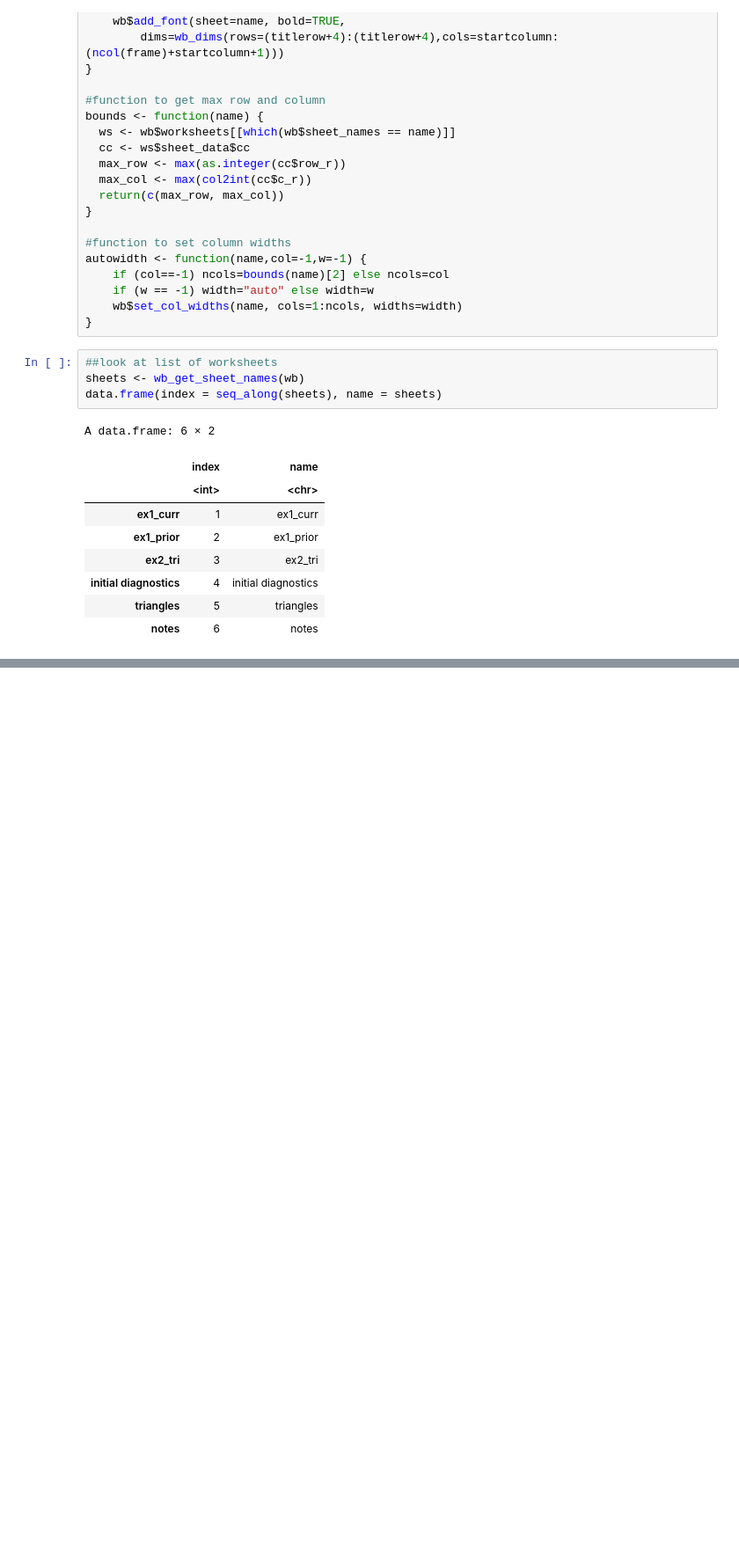
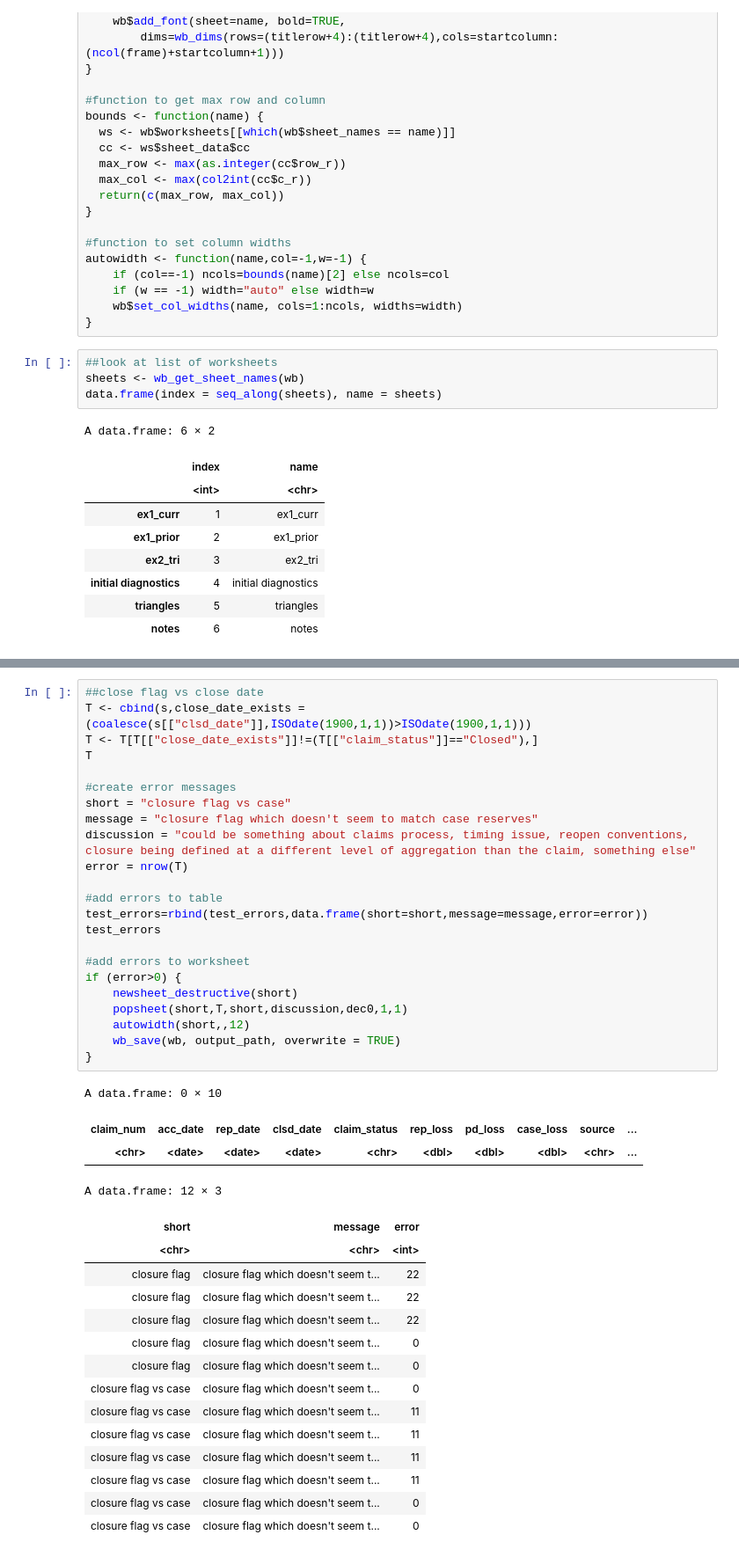
Before and after one commit to Dim-Alps-201/KP, a Jupyter notebook: loss run exercise.ipynb, the cells around one changed output, grey strips where cells are left out. Shown at 88% size. Cells and saved outputs as stored; diff of their text form; blank space fills up the shorter version.

```diff
--- a/loss run exercise.ipynb
+++ b/loss run exercise.ipynb
@@ -259,0 +303,42 @@ wb_save(wb, output_path, overwrite = TRUE)
+# %%
+##close flag vs close date
+T <- cbind(s,close_date_exists = (coalesce(s[["clsd_date"]],ISOdate(1900,1,1))>ISOdate(1900,1,1)))
+T <- T[T[["close_date_exists"]]!=(T[["claim_status"]]=="Closed"),]
+T
+
+#create error messages
+short = "closure flag vs case"
+message = "closure flag which doesn't seem to match case reserves"
+discussion = "could be something about claims process, timing issue, reopen conventions, closure being defined at a different level of aggregation than the claim, something else"
+error = nrow(T)
+
+#add errors to table
+test_errors=rbind(test_errors,data.frame(short=short,message=message,error=error))
+test_errors
+
+#add errors to worksheet
+if (error>0) {
+    newsheet_destructive(short)
+    popsheet(short,T,short,discussion,dec0,1,1)
+    autowidth(short,,12)
+    wb_save(wb, output_path, overwrite = TRUE)
+}
+# %% [output]
+A data.frame: 0 × 10
+| claim_num | acc_date | rep_date | clsd_date | claim_status | rep_loss | pd_loss | case_loss | source | ... |
+| <chr> | <date> | <date> | <date> | <chr> | <dbl> | <dbl> | <dbl> | <chr> | ... |
+A data.frame: 12 × 3
+| short | message | error |
+| <chr> | <chr> | <int> |
+| closure flag | closure flag which doesn't seem t... | 22 |
+| closure flag | closure flag which doesn't seem t... | 22 |
+| closure flag | closure flag which doesn't seem t... | 22 |
+| closure flag | closure flag which doesn't seem t... | 0 |
+| closure flag | closure flag which doesn't seem t... | 0 |
+| closure flag vs case | closure flag which doesn't seem t... | 0 |
+| closure flag vs case | closure flag which doesn't seem t... | 11 |
+| closure flag vs case | closure flag which doesn't seem t... | 11 |
+| closure flag vs case | closure flag which doesn't seem t... | 11 |
+| closure flag vs case | closure flag which doesn't seem t... | 11 |
+| closure flag vs case | closure flag which doesn't seem t... | 0 |
+| closure flag vs case | closure flag which doesn't seem t... | 0 |
```
Also changed, not shown: parts of 5 cells of this notebook, 1 other file.
